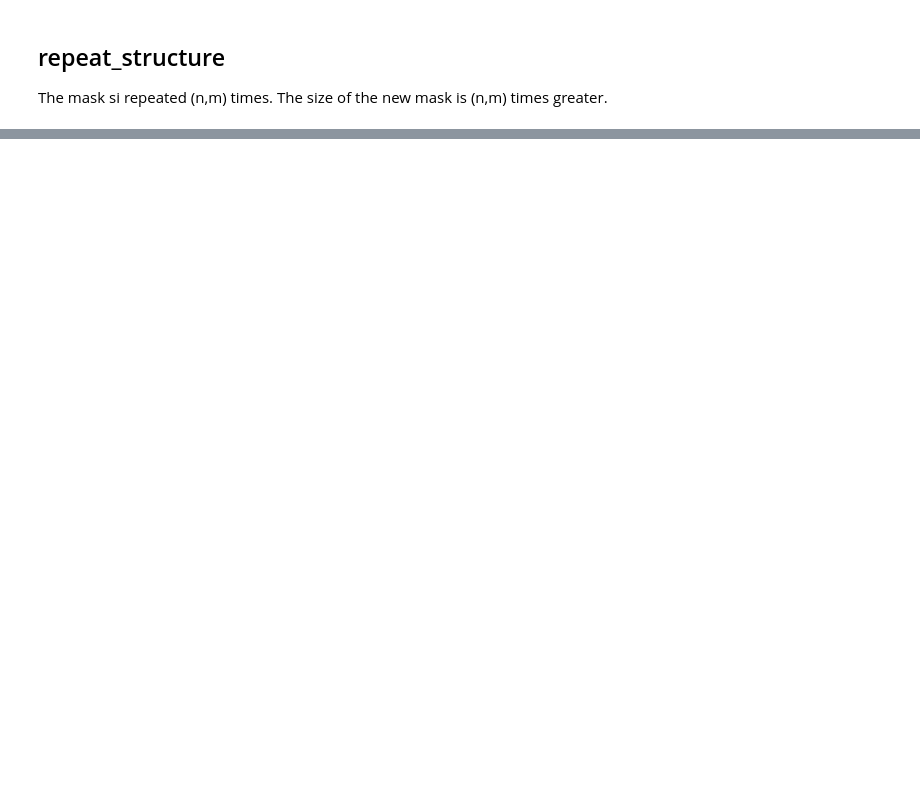
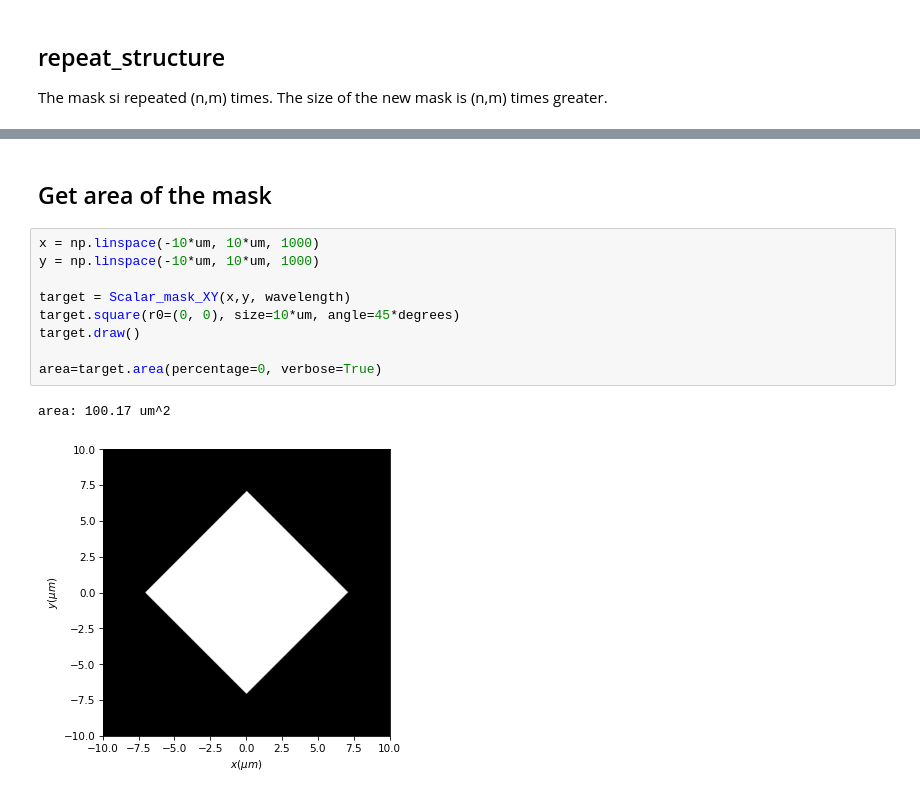
Before and after one commit to optbrea/diffractio, a Jupyter notebook: docs/source/tutorial_scalar/scalar_XY/masks_xy_procedures.ipynb, the cells around one changed output, grey strips where cells are left out. Cells and saved outputs as stored; diff of their text form; blank space fills up the shorter version.

Commit message:
Scalar_mask_XY: get_mask_size

```diff
--- a/docs/source/tutorial_scalar/scalar_XY/masks_xy_procedures.ipynb
+++ b/docs/source/tutorial_scalar/scalar_XY/masks_xy_procedures.ipynb
@@ -273,0 +274,14 @@ Scalar_mask_XY
+# %% [markdown]
+## Get area of the mask
+# %%
+x = np.linspace(-10*um, 10*um, 1000)
+y = np.linspace(-10*um, 10*um, 1000)
+
+target = Scalar_mask_XY(x,y, wavelength)
+target.square(r0=(0, 0), size=10*um, angle=45*degrees)
+target.draw()
+
+area=target.area(percentage=0, verbose=True)
+# %% [output]
+area: 100.17 um^2
+[figure, added]
```
Also changed, not shown: parts of 15 cells of this notebook, 2 other files.
